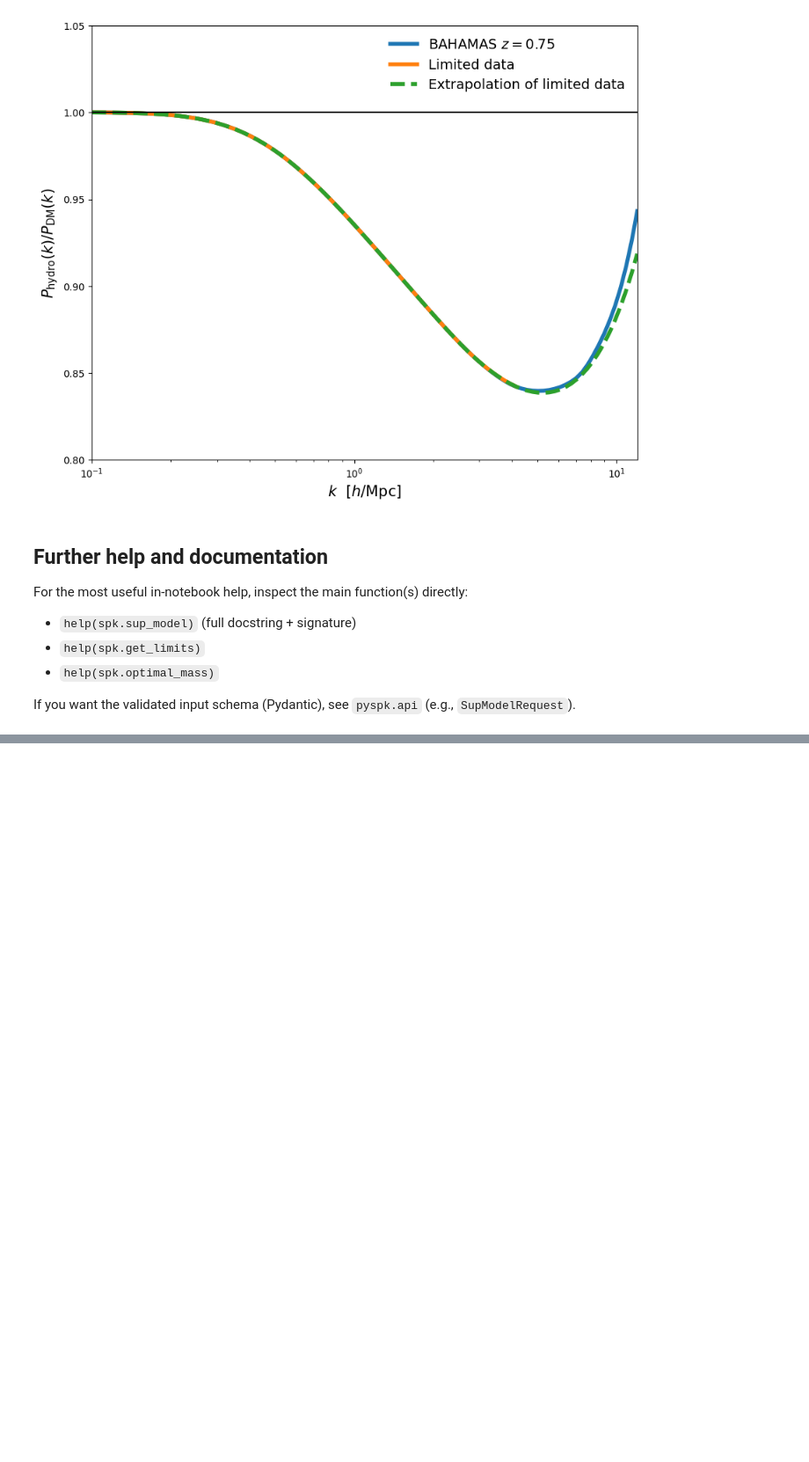
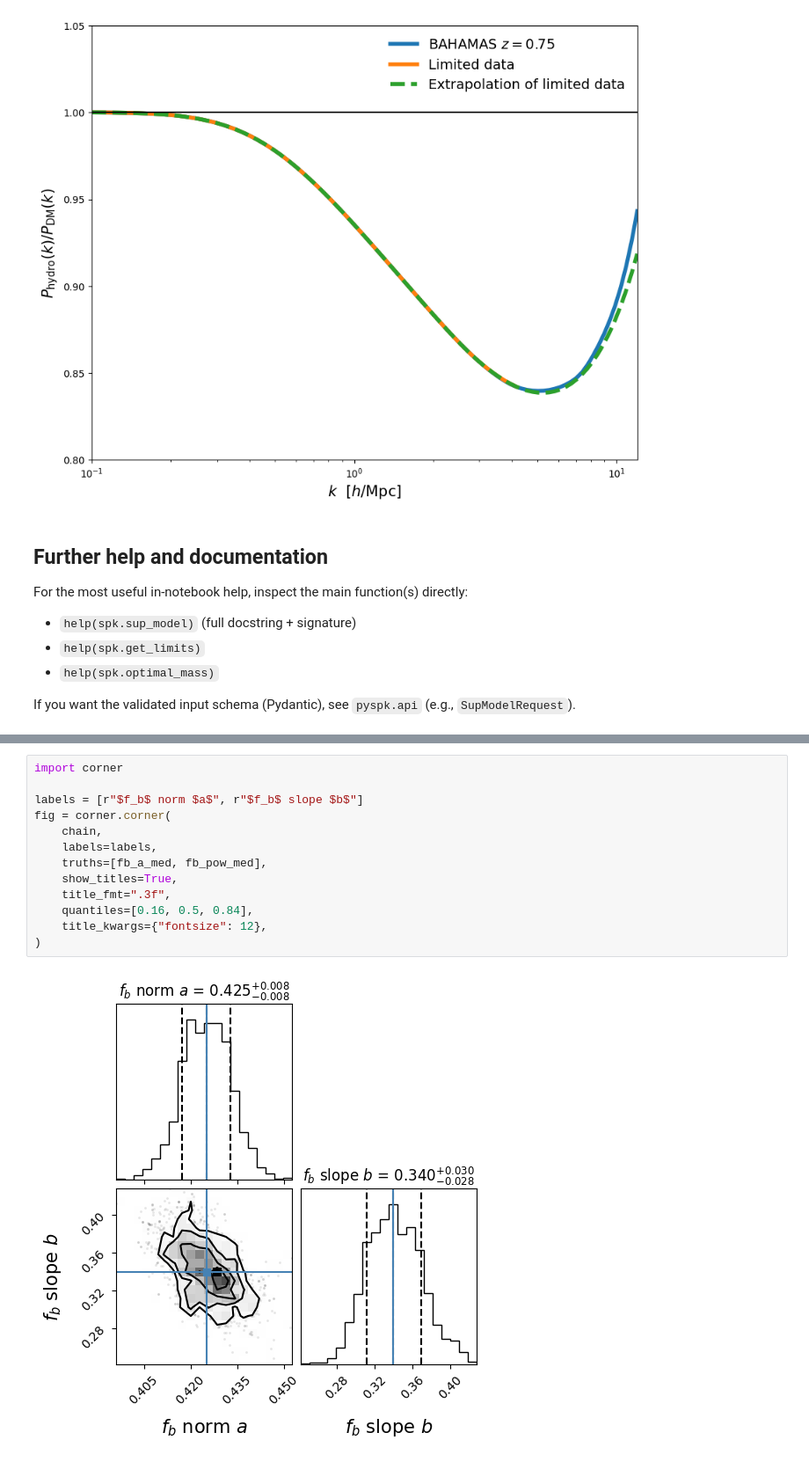
Before and after one commit to jemme07/pyspk, a Jupyter notebook: examples/pySPk_Examples.ipynb, the cells around one changed output, grey strips where cells are left out. Shown at 88% size. Cells and saved outputs as stored; diff of their text form; blank space fills up the shorter version.

```diff
--- a/examples/pySPk_Examples.ipynb
+++ b/examples/pySPk_Examples.ipynb
@@ -460,0 +531,15 @@ emcee not installed; skipping MCMC sketch
+# %%
+import corner
+
+labels = [r"$f_b$ norm $a$", r"$f_b$ slope $b$"]
+fig = corner.corner(
+    chain,
+    labels=labels,
+    truths=[fb_a_med, fb_pow_med],
+    show_titles=True,
+    title_fmt=".3f",
+    quantiles=[0.16, 0.5, 0.84],
+    title_kwargs={"fontsize": 12},
+)
+# %% [output]
+[figure, added]
```
Also changed, not shown: parts of 4 cells of this notebook, 2 other files.
